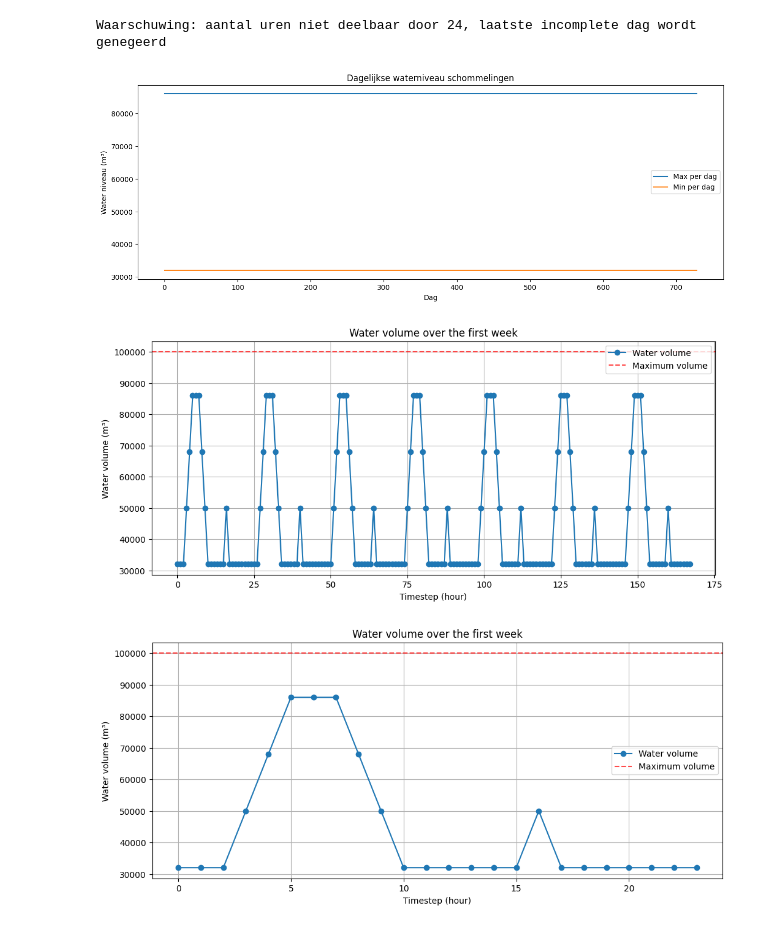
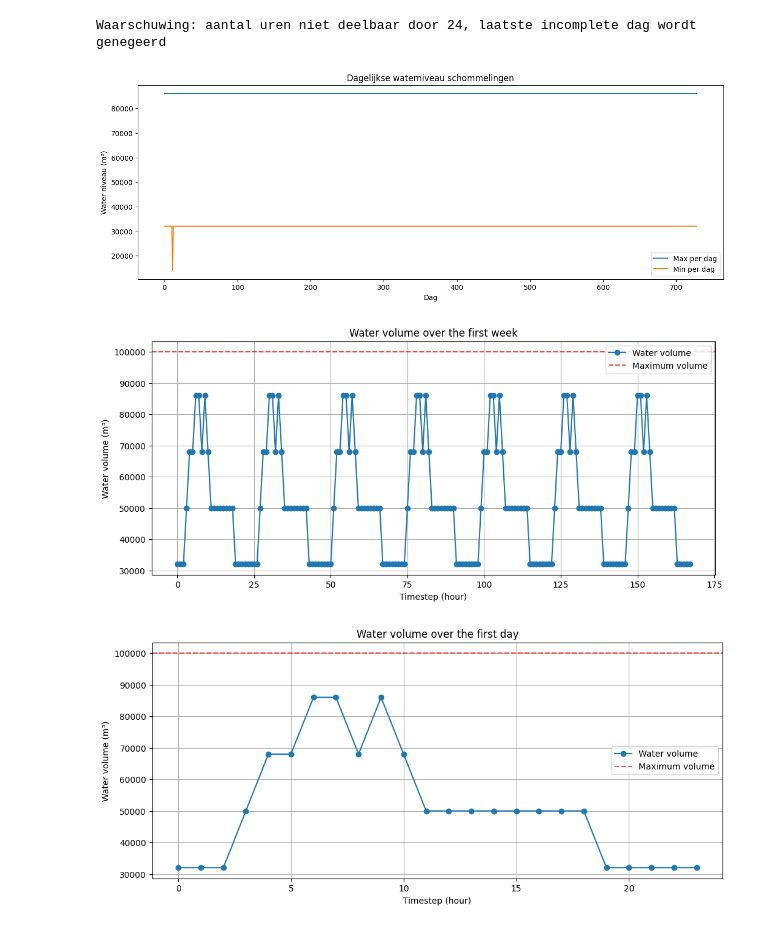
Before and after one commit to HLBurger/project-RL-hydrodam, a Jupyter notebook: Qllearning.ipynb, the cells around one changed output. Cells and saved outputs as stored; diff of their text form; code cells hidden in the pictures.

```diff
--- a/Qllearning.ipynb
+++ b/Qllearning.ipynb
@@ -10,7 +10,8 @@ np.random.seed(seed)
 random.seed(seed)
 log = []
 # %%
-env = HydroElectric_Test("validate.xlsx")
+env = HydroElectric_Test("train.xlsx")
+play_env = HydroElectric_Test("validate.xlsx")
 env.reset(seed=seed)
 # env.discrete_action_space.seed(seed)
 #env_wrapped = StepWrapper(env, step_hours=1)
@@ -40,3 +41,4 @@ agent.train(
 # %%
+agent.env = play_env
 water_levels, rewards, action_history = agent.play()
 # %% [output]
@@ -180,7 +182,7 @@ plt.ylabel("Water niveau (m³)")
 plt.show()
 # %% [output]
 Waarschuwing: aantal uren niet deelbaar door 24, laatste incomplete dag wordt genegeerd
-[figure, old version]
+[figure, new version]
 # %%
 import matplotlib.pyplot as plt
 %matplotlib inline
@@ -198,22 +200,22 @@ plt.legend(["Water volume", "Maximum volume"])
 plt.grid(True)
 plt.show()
 # %% [output]
-[figure, old version]
+[figure, new version]
 # %%
 import matplotlib.pyplot as plt
 %matplotlib inline
 
 # Zorg dat je water_levels al hebt van agent.play()
 first_week = water_levels[:24]  # eerste 7 dagen, 24 uur per dag
 
 plt.figure(figsize=(12,5))
 plt.plot(first_week, marker='o')
-plt.title("Water volume over the first week")
+plt.title("Water volume over the first day")
 plt.xlabel("Timestep (hour)")
 plt.ylabel("Water volume (m³)")
 plt.axhline(env.max_volume, color='r', linestyle='--', alpha=0.7, label="Max volume")
 plt.legend(["Water volume", "Maximum volume"])
 plt.grid(True)
 plt.show()
 # %% [output]
-[figure, old version]
+[figure, new version]
```
Also changed, not shown: parts of 9 cells of this notebook, 2 other files.
